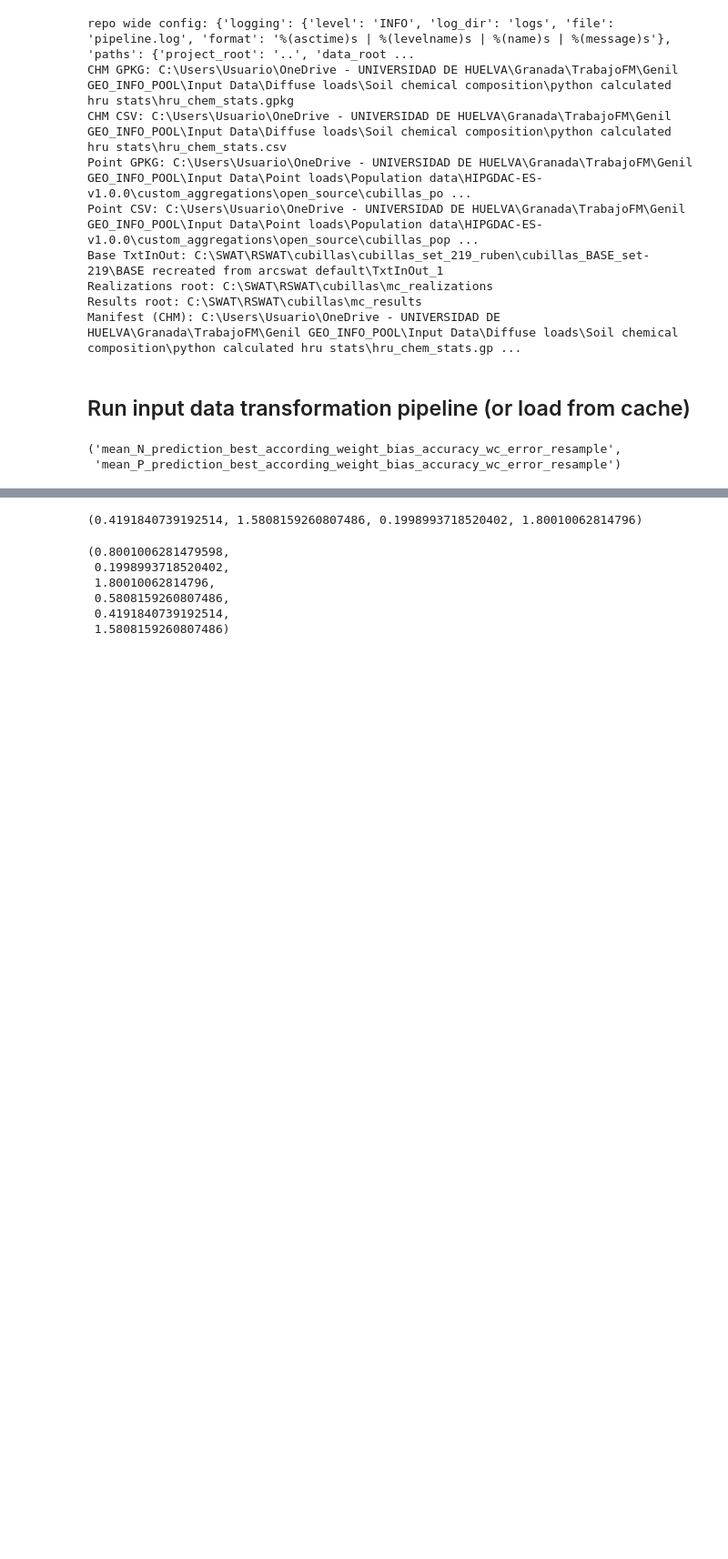
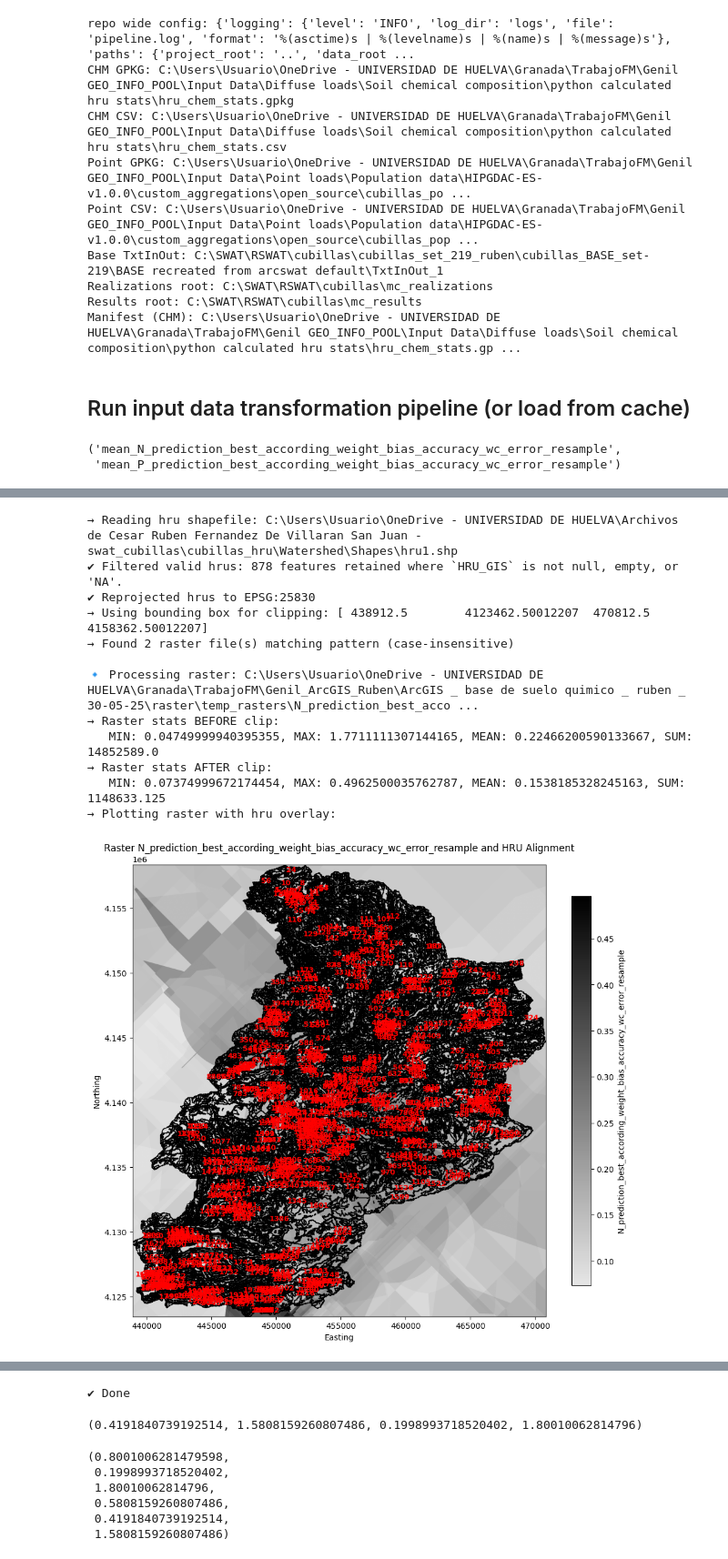
Before and after one commit to bvorak/swat_pipeline, a Jupyter notebook: trabajoFM/notebooks/01_run_swat_monte_carlo.ipynb, the cells around one changed output, grey strips where cells are left out. Shown at 91% size. Saved outputs shown, nothing was run; the diff lists cells and outputs as text; code cells hidden in the pictures; blank space fills up the shorter version.

Commit message:
184 -> reproduced run 167 with full pipeline from raster_aggregation to swat min-max

```diff
--- a/trabajoFM/notebooks/01_run_swat_monte_carlo.ipynb
+++ b/trabajoFM/notebooks/01_run_swat_monte_carlo.ipynb
@@ -184,15 +184,15 @@ N_raster_interpolation, P_raster_interpolation
 # Inputs + aggregator with rebuild flags (CHM + Point); logs all decisions.
 from pathlib import Path
 from python_pipeline_scripts import utils
-from python_pipeline_scripts.raster_agg import raster_zonal_aggregation_to_gpkg_and_csv
+from python_pipeline_scripts.raster_agg import raster_zonal_aggregation_to_gpkg_and_csv, raster_zonal_aggregation_to_gpkg, rasterZonalAggregationToGPKG
 from python_pipeline_scripts.transforms.soil_chm import read_n_p_means_from_csv_to_df
 from python_pipeline_scripts.transforms.point_dat import read_population_by_subbasin_csv_to_df
 from python_pipeline_scripts.transforms.point_utils import normalize_point_year_columns
 from python_pipeline_scripts.provenance_report import build_upstream_inputs
 
 # Flags: set True to force (re)create CSVs; set False to use cached CSVs if present
-REBUILD_CHM_CSV = False
-REBUILD_POINT_CSV = False
+REBUILD_CHM_CSV = True
+REBUILD_POINT_CSV = True
 
 # Ensure module loggers are initialized with your config so cached actions are printed
 utils.get_logger("python_pipeline_scripts.raster_agg", config=cfg)
@@ -202,20 +202,20 @@ log = utils.get_logger("notebook.inputs", config=cfg)
 def ensure_chm_csv(*, chm_csv: str, raster_folder_p: Path, zones_fp_p: Path, output_gpkg_p: Path, rebuild: bool):
     chm_csv_p = Path(chm_csv)
     if rebuild or not chm_csv_p.exists():
-        log.info("CHM CSV missing or rebuild=True; running raster_zonal_aggregation_to_gpkg_and_csv")
-        _ = raster_zonal_aggregation_to_gpkg_and_csv( #raster_zonal_aggregation_to_gpkg(
+        log.info("CHM CSV missing or rebuild=True; running rasterZonalAggregationToGPKG")
+        _ = rasterZonalAggregationToGPKG( #raster_zonal_aggregation_to_gpkg_and_csv(   #raster_zonal_aggregation_to_gpkg(
             raster_folder=raster_folder_p,
             zones_fp=zones_fp_p,
             zone_field="HRU_GIS",
             label_field="OBJECTID",
             output_gpkg=output_gpkg_p,
-            files_end_with="_rediam.tif",
+            files_end_with="_resample.tif",
             stat_operation="mean",
             raster_alias="full_name",
             zone_meaning="HRU",
             overwrite_cache=rebuild,
-            write_manifest=True,
-            config=cfg,
+            #write_manifest=True,
+            #config=cfg,
         )
         log.info("CHM CSV ready: %s", chm_csv_p)
     else:
@@ -291,0 +291,13 @@ aggregator = lambda: {
+→ Reading hru shapefile: C:\Users\Usuario\OneDrive - UNIVERSIDAD DE HUELVA\Archivos de Cesar Ruben Fernandez De Villaran San Juan - swat_cubillas\cubillas_hru\Watershed\Shapes\hru1.shp
+✔ Filtered valid hrus: 878 features retained where `HRU_GIS` is not null, empty, or 'NA'.
+✔ Reprojected hrus to EPSG:25830
+→ Using bounding box for clipping: [ 438912.5        4123462.50012207  470812.5        4158362.50012207]
+→ Found 2 raster file(s) matching pattern (case-insensitive)
+
+🔹 Processing raster: C:\Users\Usuario\OneDrive - UNIVERSIDAD DE HUELVA\Granada\TrabajoFM\Genil_ArcGIS_Ruben\ArcGIS _ base de suelo quimico _ ruben _ 30-05-25\raster\temp_rasters\N_prediction_best_acco ...
+→ Raster stats BEFORE clip:
+   MIN: 0.04749999940395355, MAX: 1.7711111307144165, MEAN: 0.22466200590133667, SUM: 14852589.0
+→ Raster stats AFTER clip:
+   MIN: 0.07374999672174454, MAX: 0.4962500035762787, MEAN: 0.1538185328245163, SUM: 1148633.125
+→ Plotting raster with hru overlay:
+[figure, added]
@@ -292,3 +382,4 @@ aggregator = lambda: {
+✔ Done
 # %%
 
 
```
Also changed, not shown: parts of 2 cells of this notebook, 20 other files.
